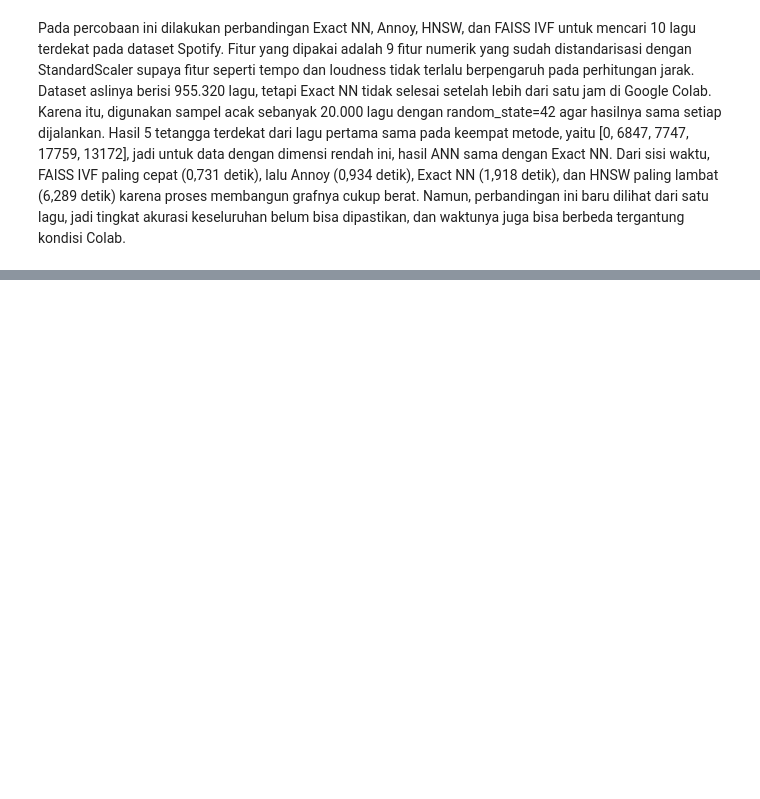
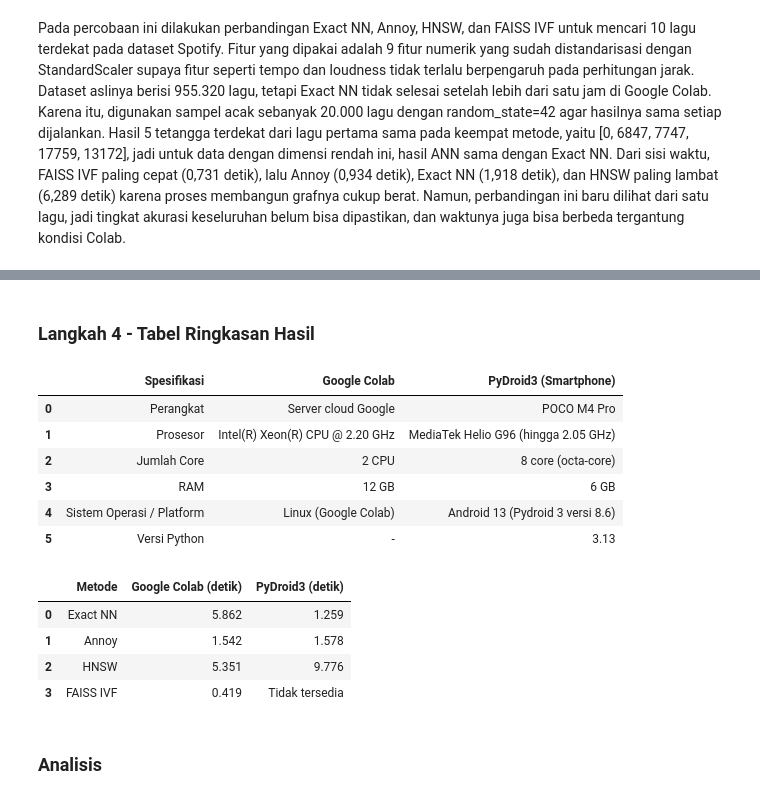
Before and after one commit to nurilhuda05/Pembelajaran_Mesin_2026, a Jupyter notebook: TG6_ANN_244107020004_Muhammad_Nuril_Huda.ipynb, the cells around one changed output, grey strips where cells are left out. Cells and saved outputs as stored; diff of their text form; code cells hidden in the pictures; blank space fills up the shorter version.

```diff
--- a/TG6_ANN_244107020004_Muhammad_Nuril_Huda.ipynb
+++ b/TG6_ANN_244107020004_Muhammad_Nuril_Huda.ipynb
@@ -1093,0 +1217,52 @@ Pada percobaan ini dilakukan perbandingan Exact NN, Annoy, HNSW, dan FAISS IVF u
+# %% [markdown]
+### **Langkah 4 - Tabel Ringkasan Hasil**
+# %%
+# 1. Tabel spesifikasi perangkat
+spesifikasi = pd.DataFrame({
+    "Spesifikasi": ["Perangkat", "Prosesor", "Jumlah Core", "RAM", "Sistem Operasi / Platform", "Versi Python"],
+    "Google Colab": [
+        "Server cloud Google",
+        "Intel(R) Xeon(R) CPU @ 2.20 GHz",
+        "2 CPU",
+        "12 GB",
+        "Linux (Google Colab)",
+        "-"
+    ],
+    "PyDroid3 (Smartphone)": [
+        "POCO M4 Pro",
+        "MediaTek Helio G96 (hingga 2.05 GHz)",
+        "8 core (octa-core)",
+        "6 GB",
+        "Android 13 (Pydroid 3 versi 8.6)",
+        "3.13"
+    ]
+})
+display(spesifikasi)
+
+# 2. Tabel perbandingan waktu eksekusi (detik)
+waktu = pd.DataFrame({
+    "Metode": ["Exact NN", "Annoy", "HNSW", "FAISS IVF"],
+    "Google Colab (detik)": [
+        round(time_exact, 3),
+        round(time_annoy, 3),
+        round(time_hnsw, 3),
+        round(time_faiss, 3)
+    ],
+    "PyDroid3 (detik)": [1.259, 1.578, 9.776, "Tidak tersedia"]
+})
+display(waktu)
+# %% [output]
+|  | Spesifikasi | Google Colab | PyDroid3 (Smartphone) |
+| 0 | Perangkat | Server cloud Google | POCO M4 Pro |
+| 1 | Prosesor | Intel(R) Xeon(R) CPU @ 2.20 GHz | MediaTek Helio G96 (hingga 2.05 GHz) |
+| 2 | Jumlah Core | 2 CPU | 8 core (octa-core) |
+| 3 | RAM | 12 GB | 6 GB |
+| 4 | Sistem Operasi / Platform | Linux (Google Colab) | Android 13 (Pydroid 3 versi 8.6) |
+| 5 | Versi Python | - | 3.13 |
+|  | Metode | Google Colab (detik) | PyDroid3 (detik) |
+| 0 | Exact NN | 5.862 | 1.259 |
+| 1 | Annoy | 1.542 | 1.578 |
+| 2 | HNSW | 5.351 | 9.776 |
+| 3 | FAISS IVF | 0.419 | Tidak tersedia |
+# %% [markdown]
+### **Analisis**
```
Also changed, not shown: parts of 26 cells of this notebook.
